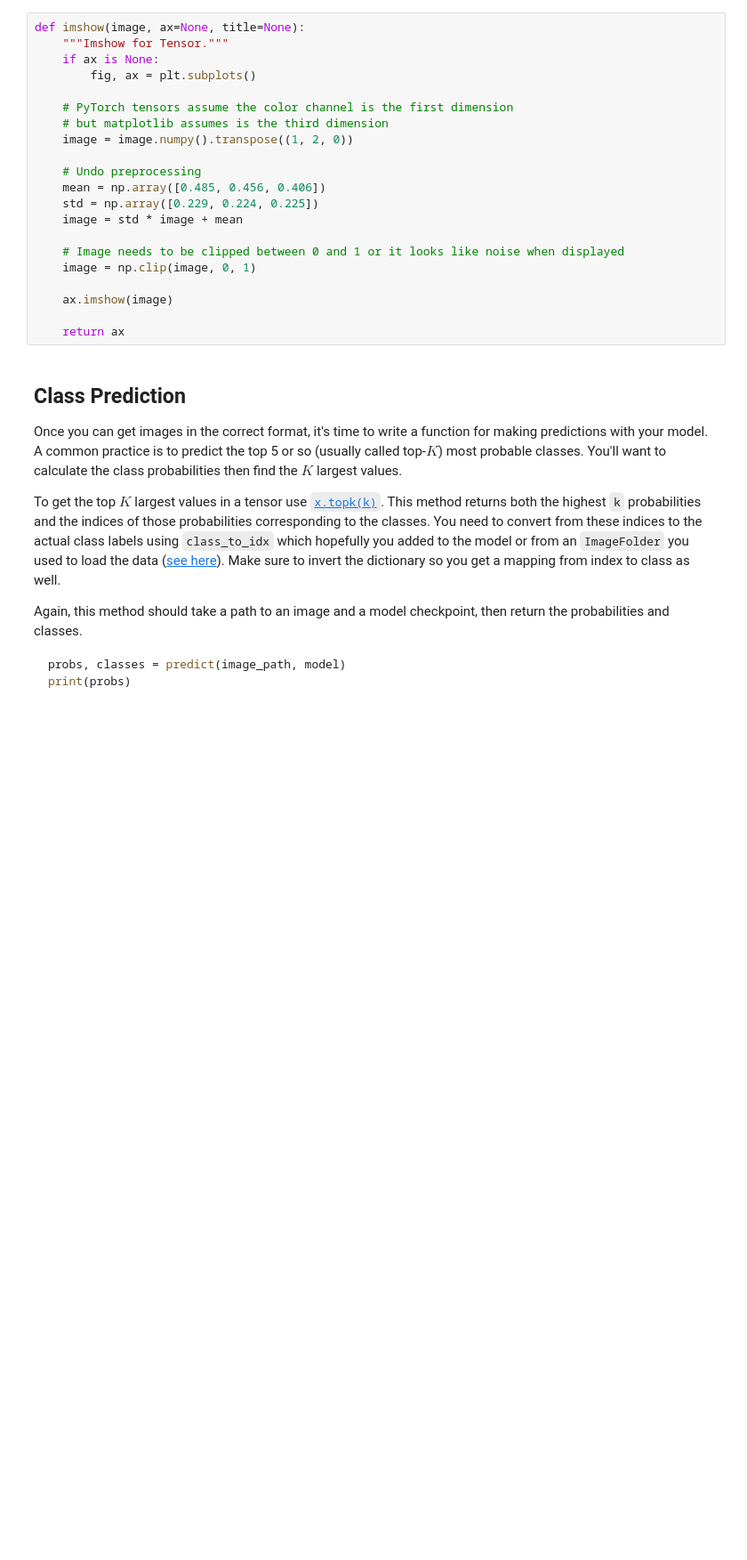
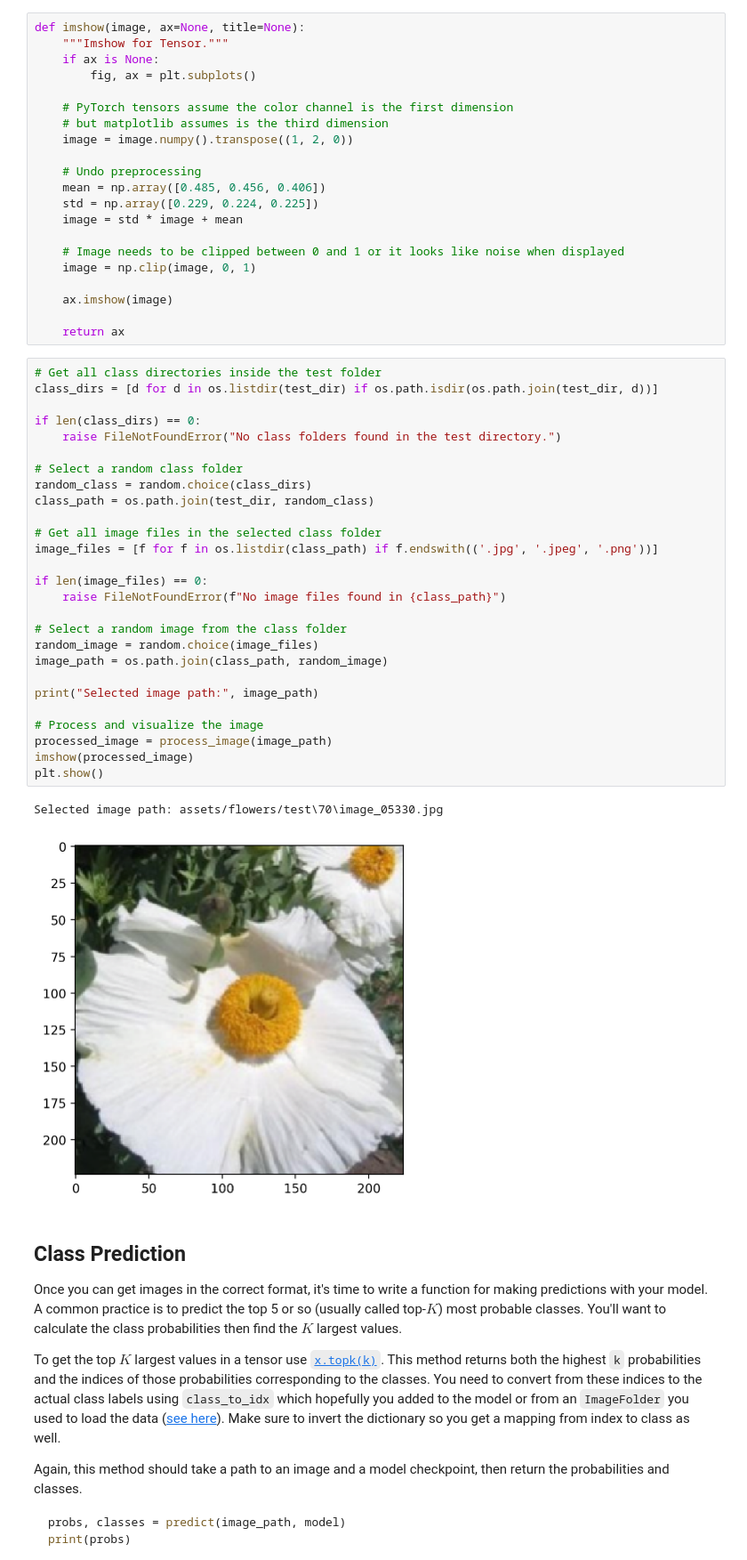
Before and after one commit to dunky-star/aipnd-project, a Jupyter notebook: Image Classifier Project.ipynb, the cells around one changed output. Shown: that part at 89% size. Drawn from its saved outputs; the diff is of its cells as text; blank space fills up the shorter version.

Commit message:
feat(Final project): - processing images for inference

```diff
--- a/Image Classifier Project.ipynb
+++ b/Image Classifier Project.ipynb
@@ -433,6 +457,36 @@ def imshow(image, ax=None, title=None):
     ax.imshow(image)
 
     return ax
+# %%
+# Get all class directories inside the test folder
+class_dirs = [d for d in os.listdir(test_dir) if os.path.isdir(os.path.join(test_dir, d))]
+
+if len(class_dirs) == 0:
+    raise FileNotFoundError("No class folders found in the test directory.")
+
+# Select a random class folder
+random_class = random.choice(class_dirs)
+class_path = os.path.join(test_dir, random_class)
+
+# Get all image files in the selected class folder
+image_files = [f for f in os.listdir(class_path) if f.endswith(('.jpg', '.jpeg', '.png'))]
+
+if len(image_files) == 0:
+    raise FileNotFoundError(f"No image files found in {class_path}")
+
+# Select a random image from the class folder
+random_image = random.choice(image_files)
+image_path = os.path.join(class_path, random_image)
+
+print("Selected image path:", image_path)
+
+# Process and visualize the image
+processed_image = process_image(image_path)
+imshow(processed_image)
+plt.show()
+# %% [output]
+Selected image path: assets/flowers/test\70\image_05330.jpg
+[figure, added]
 # %% [markdown]
 ## Class Prediction
 
```
Also changed, not shown: parts of 3 cells of this notebook.
